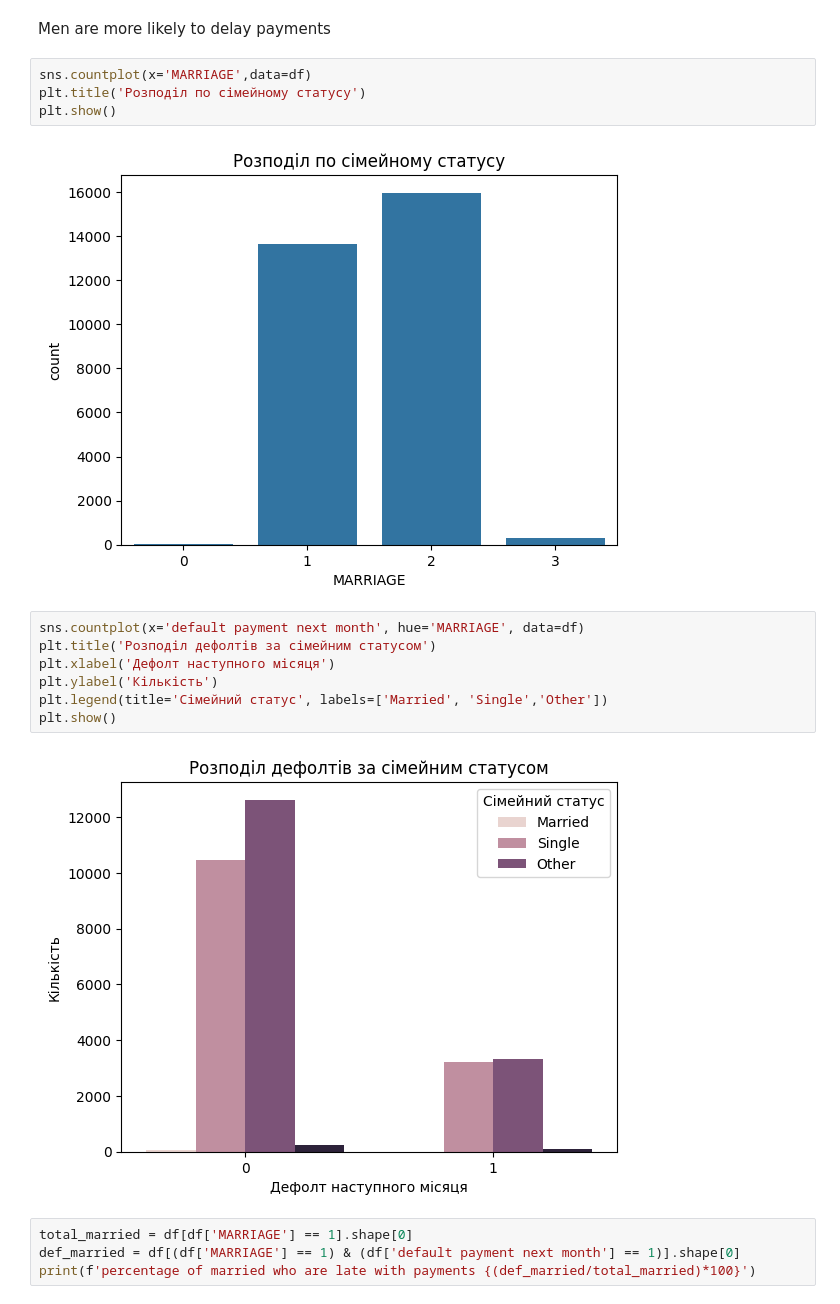
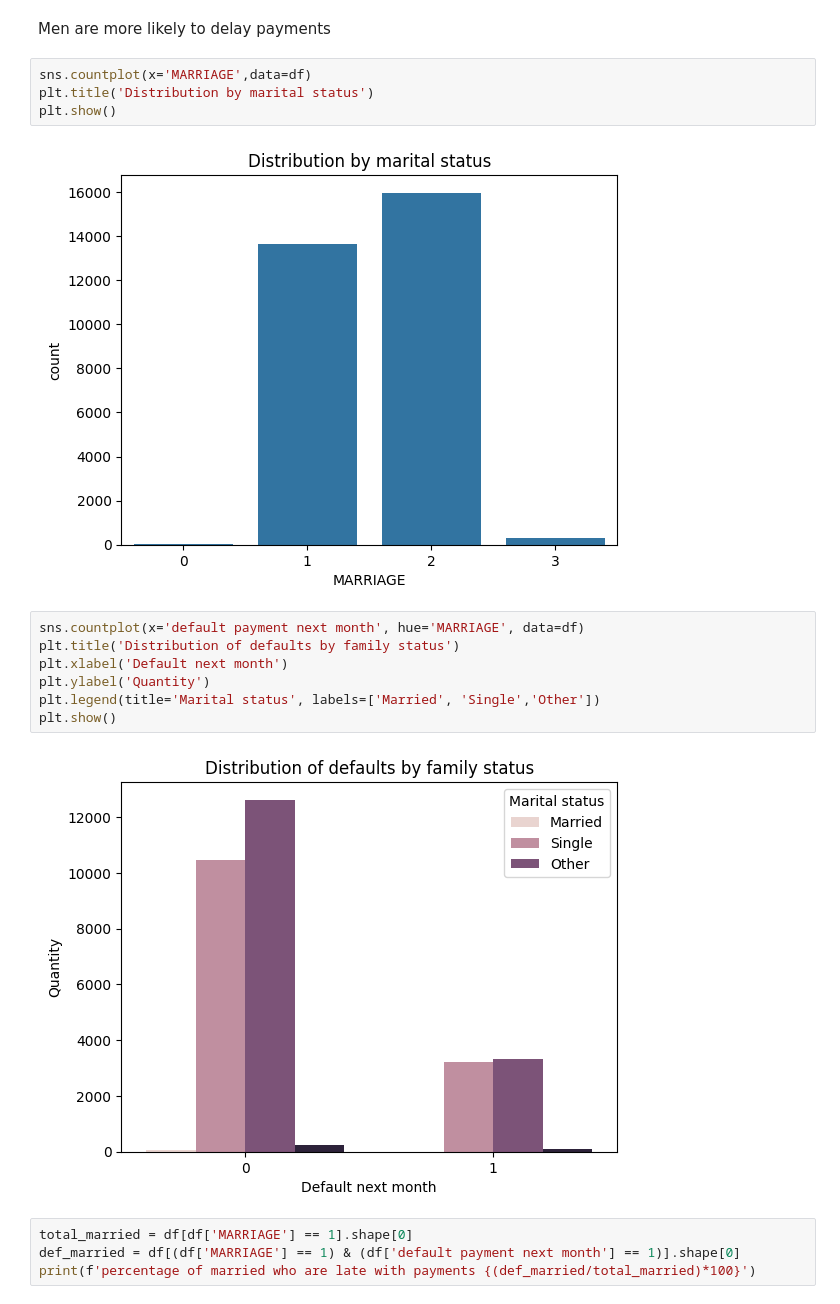
Before and after one commit to ilyayath/Credit-Risk-Analysis, a Jupyter notebook: eda_credit.ipynb, the cells around one changed output. Drawn from its saved outputs; the diff is of its cells as text.

```diff
--- a/eda_credit.ipynb
+++ b/eda_credit.ipynb
@@ -109,19 +109,19 @@ percentage of woman who are late with payments 20.776280918727917
 Men are more likely to delay payments
 # %%
 sns.countplot(x='MARRIAGE',data=df)
-plt.title('Розподіл по сімейному статусу')
+plt.title('Distribution by marital status')
 plt.show()
 # %% [output]
-[figure, old version]
+[figure, new version]
 # %%
 sns.countplot(x='default payment next month', hue='MARRIAGE', data=df)
-plt.title('Розподіл дефолтів за сімейним статусом')
-plt.xlabel('Дефолт наступного місяця')
-plt.ylabel('Кількість')
-plt.legend(title='Сімейний статус', labels=['Married', 'Single','Other'])
+plt.title('Distribution of defaults by family status')
+plt.xlabel('Default next month')
+plt.ylabel('Quantity')
+plt.legend(title='Marital status', labels=['Married', 'Single','Other'])
 plt.show()
 # %% [output]
-[figure, old version]
+[figure, new version]
 # %%
 total_married = df[df['MARRIAGE'] == 1].shape[0]
 def_married = df[(df['MARRIAGE'] == 1) & (df['default payment next month'] == 1)].shape[0]
```
Also changed, not shown: parts of 11 cells of this notebook.
